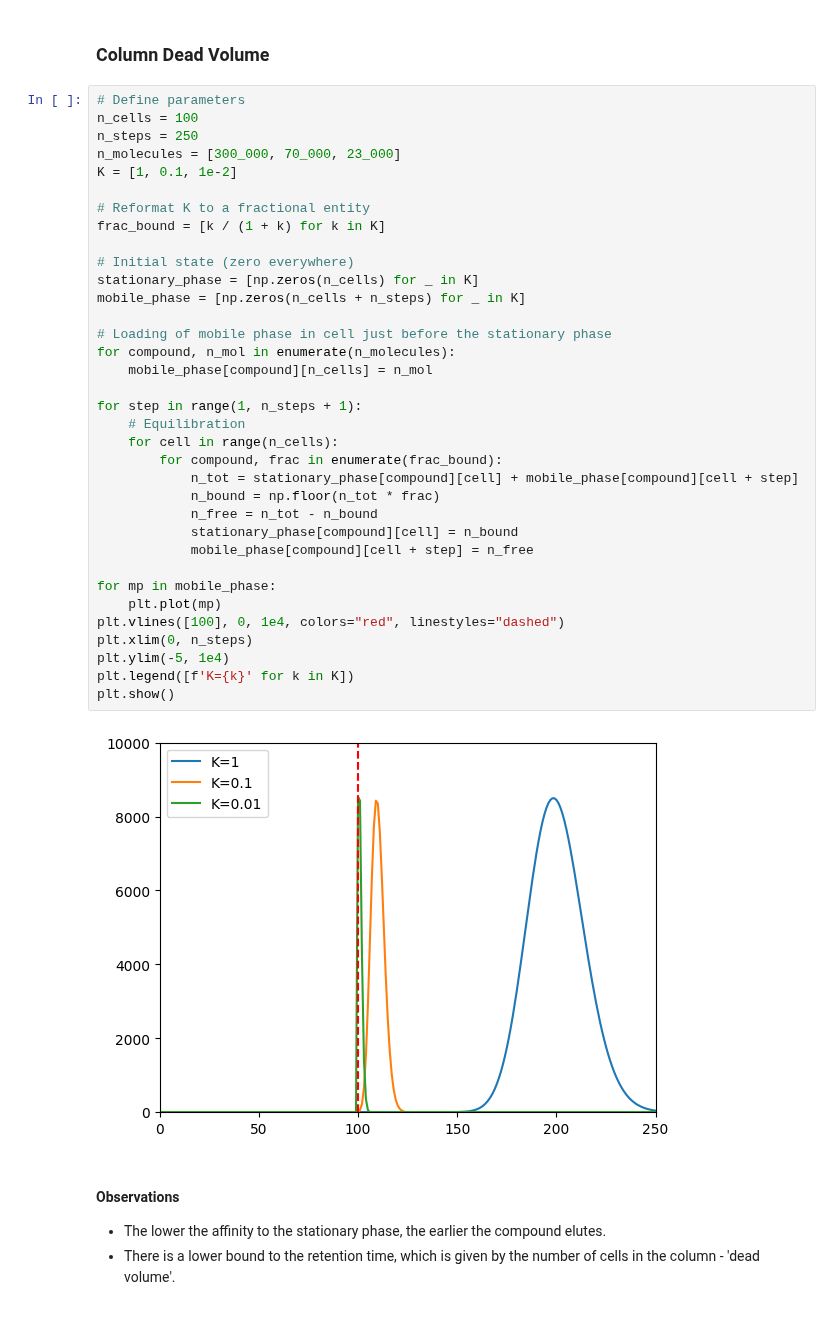
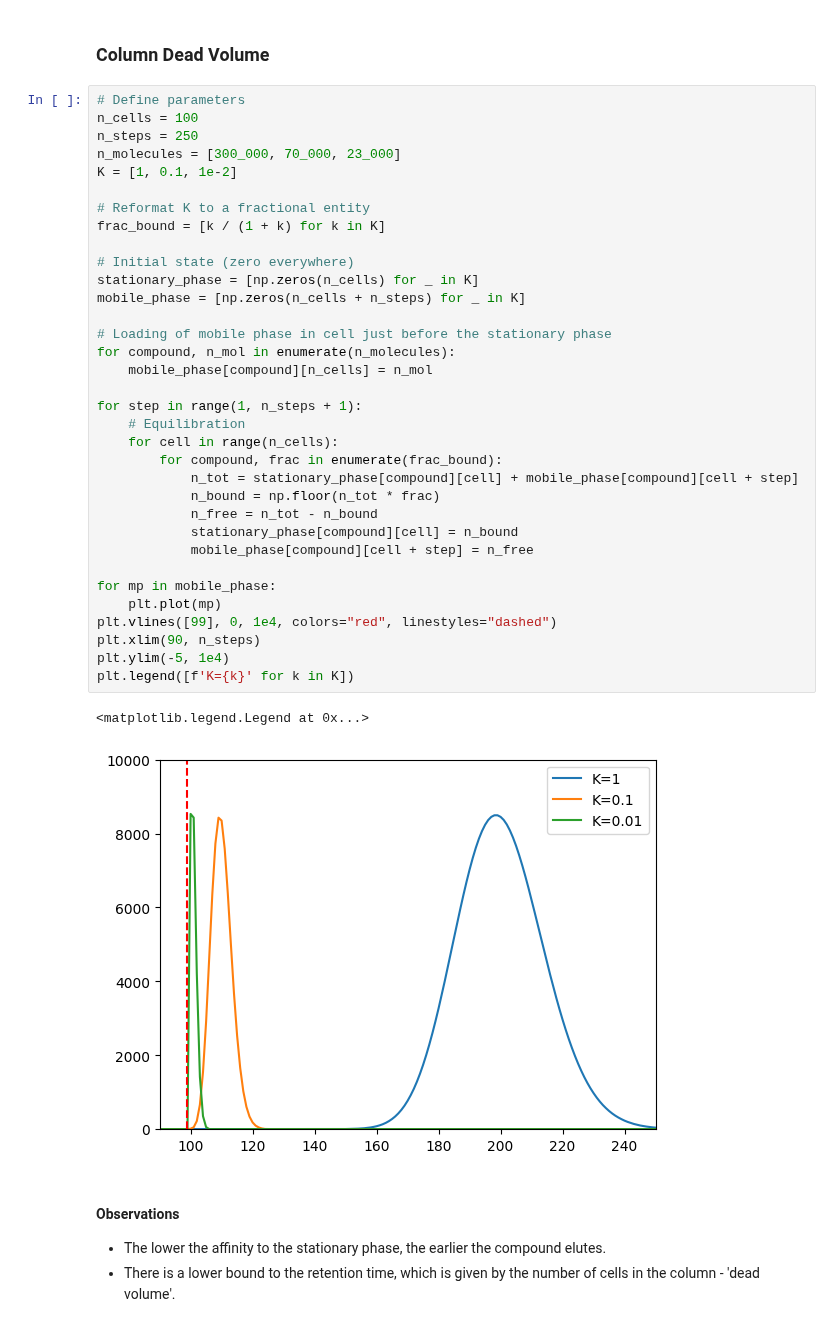
Before and after one commit to micabo/Chromatograpy, a Jupyter notebook: README.ipynb, the cells around one changed output. Cells and saved outputs as stored; diff of their text form.

```diff
--- a/README.ipynb
+++ b/README.ipynb
@@ -139,37 +141,37 @@ n_cells = 100
 n_steps = 250
 n_molecules = [300_000, 70_000, 23_000]
 K = [1, 0.1, 1e-2]
 
 # Reformat K to a fractional entity
 frac_bound = [k / (1 + k) for k in K]
 
 # Initial state (zero everywhere)
 stationary_phase = [np.zeros(n_cells) for _ in K]
 mobile_phase = [np.zeros(n_cells + n_steps) for _ in K]
 
 # Loading of mobile phase in cell just before the stationary phase
 for compound, n_mol in enumerate(n_molecules):
     mobile_phase[compound][n_cells] = n_mol
 
 for step in range(1, n_steps + 1):
     # Equilibration
     for cell in range(n_cells):
         for compound, frac in enumerate(frac_bound):
             n_tot = stationary_phase[compound][cell] + mobile_phase[compound][cell + step]
             n_bound = np.floor(n_tot * frac)
             n_free = n_tot - n_bound
             stationary_phase[compound][cell] = n_bound
             mobile_phase[compound][cell + step] = n_free
 
 for mp in mobile_phase:
     plt.plot(mp)
-plt.vlines([100], 0, 1e4, colors="red", linestyles="dashed")
-plt.xlim(0, n_steps)
+plt.vlines([99], 0, 1e4, colors="red", linestyles="dashed")
+plt.xlim(90, n_steps)
 plt.ylim(-5, 1e4)
 plt.legend([f'K={k}' for k in K])
-plt.show()
 # %% [output]
+<matplotlib.legend.Legend at 0x...>
-[figure, old version]
+[figure, new version]
 # %% [markdown]
 #### Observations
 
```
Also changed, not shown: parts of 8 cells of this notebook, 11 other files.
